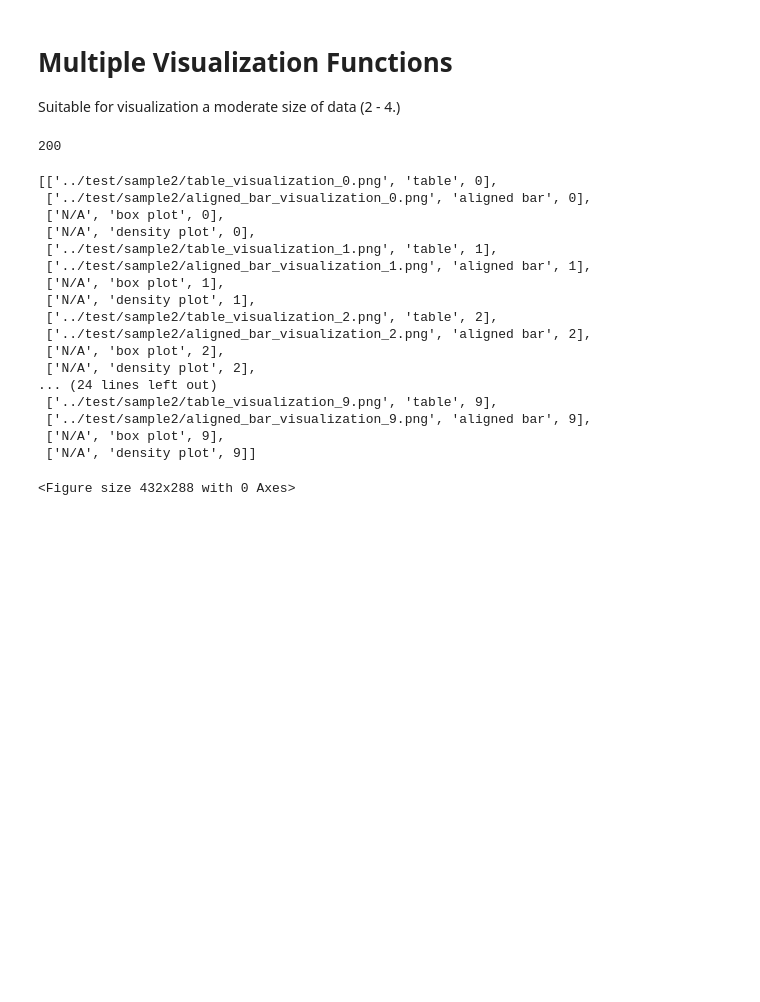
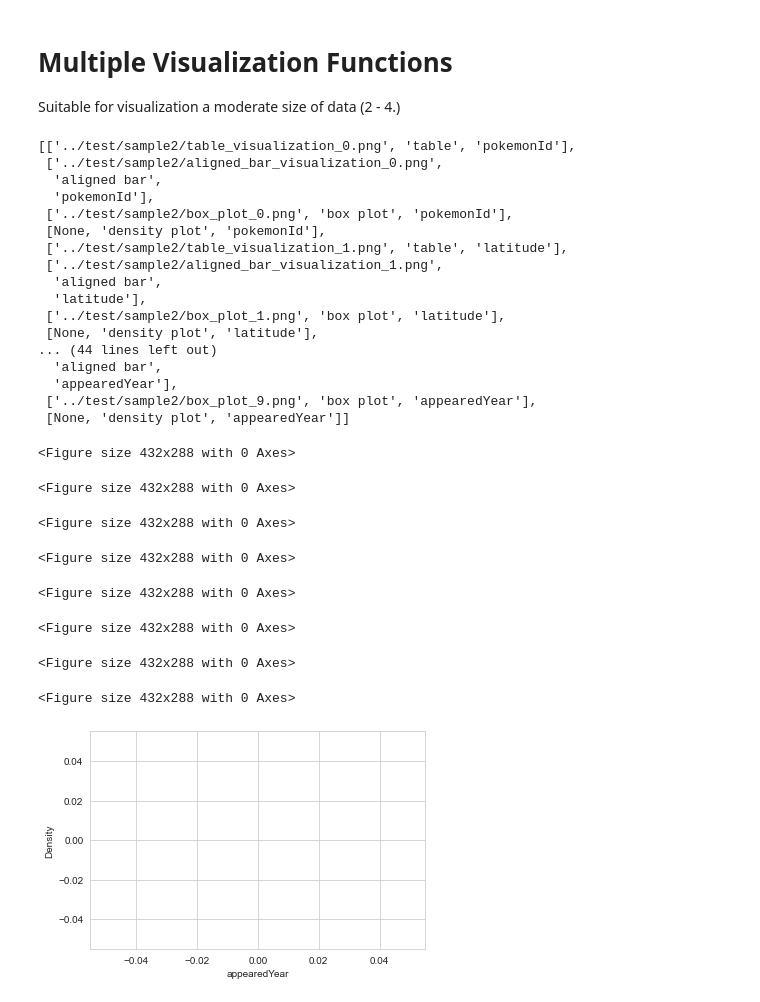
Before and after one commit to Hendricks27/CSE557, a Jupyter notebook: Final/CSE557A_Notebook/CSE557A_FinalProject.ipynb, the cells around one changed output. Cells and saved outputs as stored; diff of their text form; code cells hidden in the pictures; blank space fills up the shorter version.

```diff
--- a/Final/CSE557A_Notebook/CSE557A_FinalProject.ipynb
+++ b/Final/CSE557A_Notebook/CSE557A_FinalProject.ipynb
@@ -374,16 +374,20 @@ def heat_map_visualization(df1, df2, directory="my_visualization.png"):
 # Some dimensionality reduction features are applied spefically to the data.
 
 def generate_all_vis(directory='../test/sample2/', magic_number = 4, upper_column_constraint=10):
-    return_list = []
     if(directory[-1] != '/'):
         directory = directory + '/'
     full_data_dir = directory + "data.txt"
-    df = pd.read_csv(full_data_dir, sep=",", header=None)
-    new_header = df.iloc[0] #grab the first row for the header
-    df = df[1:] #take the data less the header row
-    df.columns = new_header #set the header row as the df header
+    df = pd.read_csv(full_data_dir, sep=",", header=0)
+    return_list = []
+    all_columns = df.columns
+    #new_header = df.iloc[0] #grab the first row for the header
+    #df = df[1:] #take the data less the header row
+    #df.columns = new_header #set the header row as the df header
     graph_id = 0
+    # TODO: remove this after testing
     df = df.head(200)
+    for i in range(0, len(all_columns)):
+        df[all_columns[i]] = pd.to_numeric(df[all_columns[i]], errors='ignore')
 
     # Dimension Reduction
     # Could be extended to implement; filtered here arbitarily to save time and effort
@@ -400,49 +404,57 @@ def generate_all_vis(directory='../test/sample2/', magic_number = 4, upper_colum
     df = df[df.columns.drop(list(df.filter(regex='appearedLocalTime')))]
     # read in data from the directory
     # i = 1
     #graph_id = graph_id + 1
-    print(len(df))
     all_list = combination(len(df), 1)
 
     for graph_id in range(0, upper_column_constraint):
         visualization_name = directory + "table_visualization_" + str(graph_id) + ".png"
         graph_value = table_visualization(df.iloc[:,graph_id], visualization_name)
         return_list.append([graph_value, "table", df.columns[graph_id]])
 
         visualization_name = directory + "aligned_bar_visualization_" + str(graph_id) + ".png"
         graph_value = aligned_bar_visualization(df.iloc[:,graph_id], visualization_name)
         return_list.append([graph_value, "aligned bar", df.columns[graph_id]])
 
         visualization_name = directory + "box_plot_" + str(graph_id) + ".png"
         graph_value = box_plot(df.iloc[:,graph_id], visualization_name)
         return_list.append([graph_value, "box plot", df.columns[graph_id]])
 
         visualization_name = directory + "density_plot_" + str(graph_id) + ".png"
         graph_value = density_plot(df.iloc[:,graph_id], visualization_name)
         return_list.append([graph_value, "density plot", df.columns[graph_id]])
 
     all_list = combination(len(df), 2)
 
     return return_list
 
+#all_columns
+
 generate_all_vis()
 # %% [output]
-200
+[['../test/sample2/table_visualization_0.png', 'table', 'pokemonId'],
+ ['../test/sample2/aligned_bar_visualization_0.png',
+  'aligned bar',
+  'pokemonId'],
+ ['../test/sample2/box_plot_0.png', 'box plot', 'pokemonId'],
+ [None, 'density plot', 'pokemonId'],
+ ['../test/sample2/table_visualization_1.png', 'table', 'latitude'],
+ ['../test/sample2/aligned_bar_visualization_1.png',
+  'aligned bar',
+  'latitude'],
+ ['../test/sample2/box_plot_1.png', 'box plot', 'latitude'],
+ [None, 'density plot', 'latitude'],
+... (44 lines left out)
+  'aligned bar',
+  'appearedYear'],
+ ['../test/sample2/box_plot_9.png', 'box plot', 'appearedYear'],
+ [None, 'density plot', 'appearedYear']]
-[['../test/sample2/table_visualization_0.png', 'table', 0],
- ['../test/sample2/aligned_bar_visualization_0.png', 'aligned bar', 0],
- ['N/A', 'box plot', 0],
- ['N/A', 'density plot', 0],
- ['../test/sample2/table_visualization_1.png', 'table', 1],
- ['../test/sample2/aligned_bar_visualization_1.png', 'aligned bar', 1],
- ['N/A', 'box plot', 1],
- ['N/A', 'density plot', 1],
- ['../test/sample2/table_visualization_2.png', 'table', 2],
- ['../test/sample2/aligned_bar_visualization_2.png', 'aligned bar', 2],
- ['N/A', 'box plot', 2],
- ['N/A', 'density plot', 2],
-... (24 lines left out)
- ['../test/sample2/table_visualization_9.png', 'table', 9],
- ['../test/sample2/aligned_bar_visualization_9.png', 'aligned bar', 9],
- ['N/A', 'box plot', 9],
- ['N/A', 'density plot', 9]]
+<Figure size 432x288 with 0 Axes>
 <Figure size 432x288 with 0 Axes>
+<Figure size 432x288 with 0 Axes>
+<Figure size 432x288 with 0 Axes>
+<Figure size 432x288 with 0 Axes>
+<Figure size 432x288 with 0 Axes>
+<Figure size 432x288 with 0 Axes>
+<Figure size 432x288 with 0 Axes>
+[figure, added]
```
